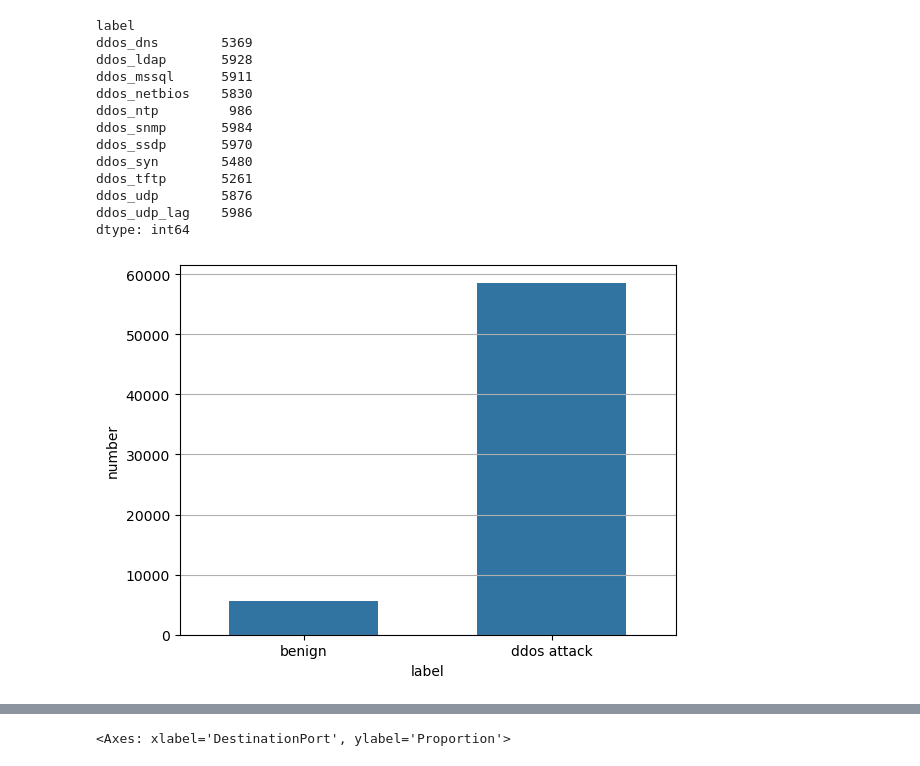
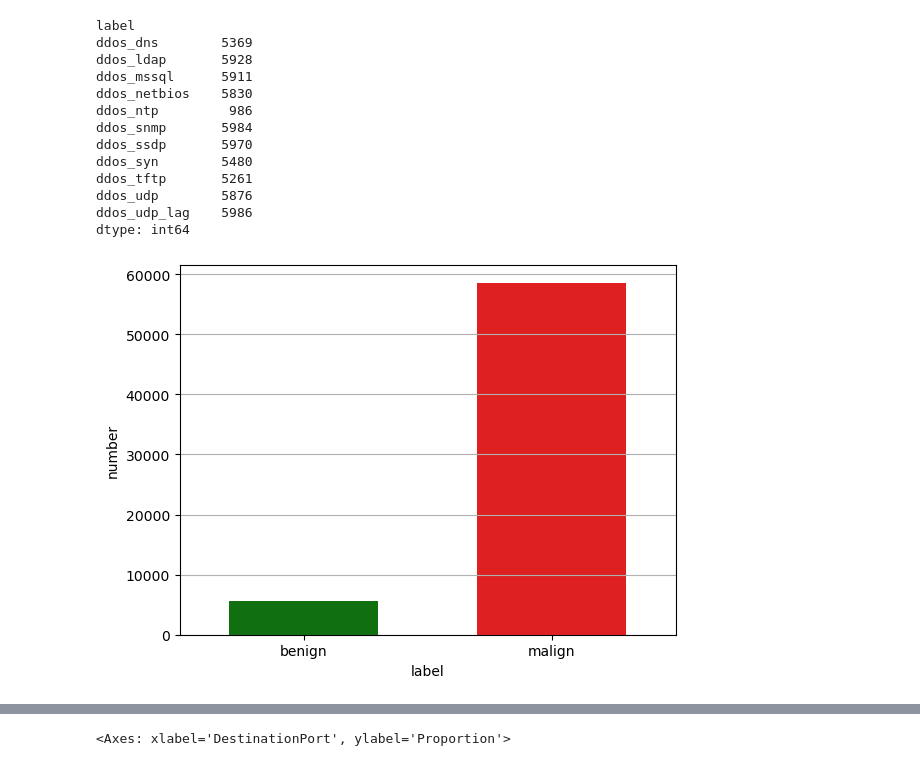
Before and after one commit to alby0304/DDoS_Attacks_Detection-Characterization, a Jupyter notebook: script.ipynb, the cells around one changed output, grey strips where cells are left out. Cells and saved outputs as stored; diff of their text form; code cells hidden in the pictures.

```diff
--- a/script.ipynb
+++ b/script.ipynb
@@ -161,18 +170,21 @@ ddos_udp_lag    5986
 dtype: int64
 # %%
 df_benign= pd.DataFrame({
-    'label' : ['benign','ddos attack'],
+    'label' : ['benign','malign'],
     'number' : [num_benign, num_attack]
 })
 
 sns.barplot(
     data = df_benign, # which dataframe you want to use as the source data
     x = 'label', # which column to use for x-axis
     y = 'number', # which column to use for y-axis
-    width=0.6
+    width=0.6,
+    palette = ['green', 'red'],
+    hue = 'label',
+    legend = False
 )
 plt.grid(True)
 plt.grid(axis='x')
 plt.show()
 # %% [output]
-[figure, old version]
+[figure, new version]
```
Also changed, not shown: parts of 21 cells of this notebook.
